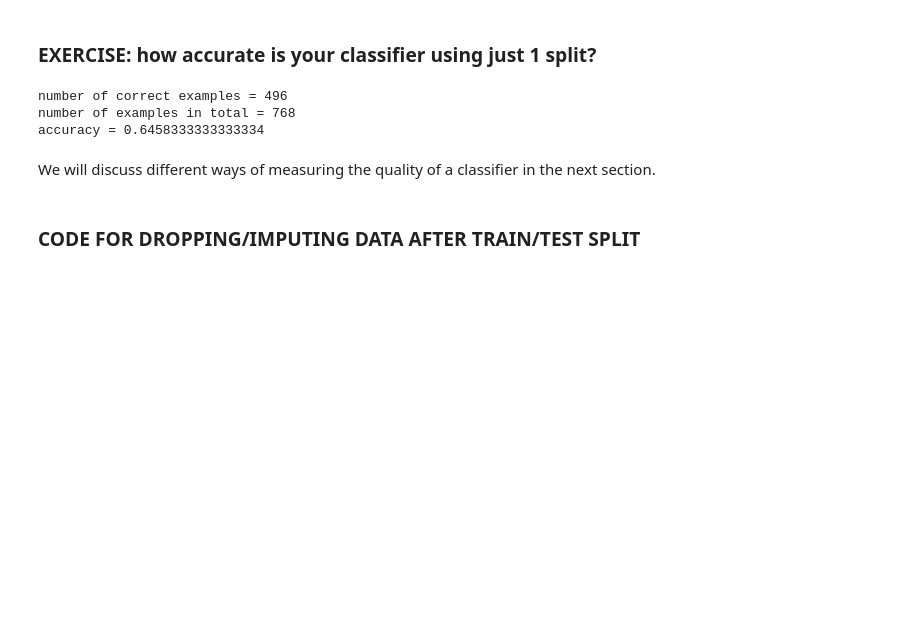
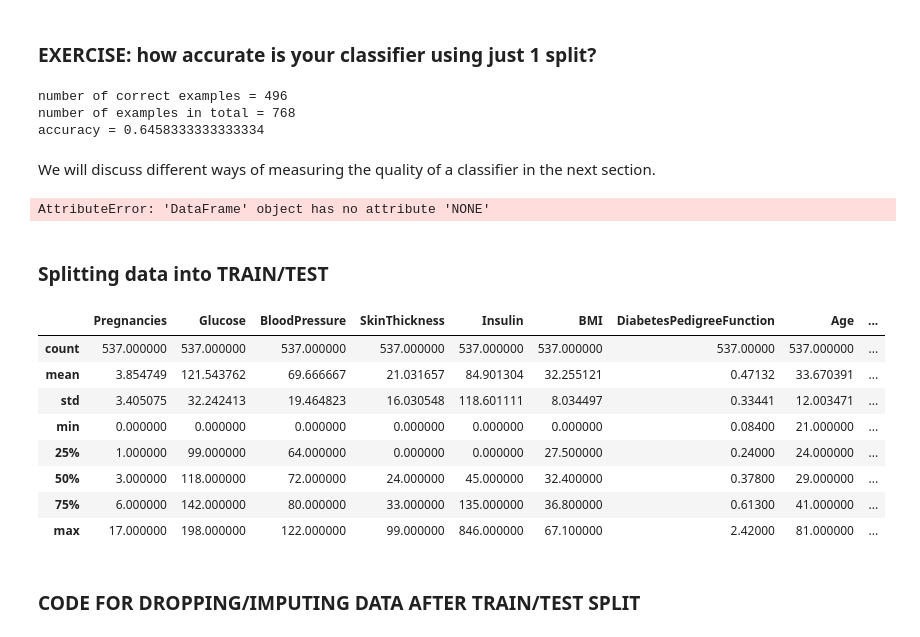
Before and after one commit to hassan-aboueisha/basics-ml, a Jupyter notebook: handsOnNotebook.ipynb, the cells around one changed output. Saved outputs shown, nothing was run; the diff lists cells and outputs as text; code cells hidden in the pictures; blank space fills up the shorter version.

```diff
--- a/handsOnNotebook.ipynb
+++ b/handsOnNotebook.ipynb
@@ -51,7 +51,7 @@ We will use the pandas library to work with our data.  pandas defines a format f
 import pandas as pd
 # %%
 # read the csv-formatted data file into a pandas dataframe
-df=pd.read_csv('diabetes.csv')
+df=pd.read_csv('Datasets/diabetes.csv')
 # get shape of data frame
 print('Shape (n_rows,n_columns) of dataframe:',df.shape)
 # print top 5 rows of data frame
@@ -301,6 +303,27 @@ accuracy=N_correct/N_total
 print('number of correct examples =',N_correct)
 print('number of examples in total =',N_total)
 print('accuracy =',accuracy)
+# %% [output]
+AttributeError: 'DataFrame' object has no attribute 'NONE'
+# %% [markdown]
+### Splitting data into TRAIN/TEST
+# %%
+import numpy as np
+import sklearn
+from sklearn.model_selection import train_test_split
+train, test = train_test_split(df, test_size = 0.3, random_state = 0)
+
+train.describe()
+# %% [output]
+|  | Pregnancies | Glucose | BloodPressure | SkinThickness | Insulin | BMI | DiabetesPedigreeFunction | Age | ... |
+| count | 537.000000 | 537.000000 | 537.000000 | 537.000000 | 537.000000 | 537.000000 | 537.00000 | 537.000000 | ... |
+| mean | 3.854749 | 121.543762 | 69.666667 | 21.031657 | 84.901304 | 32.255121 | 0.47132 | 33.670391 | ... |
+| std | 3.405075 | 32.242413 | 19.464823 | 16.030548 | 118.601111 | 8.034497 | 0.33441 | 12.003471 | ... |
+| min | 0.000000 | 0.000000 | 0.000000 | 0.000000 | 0.000000 | 0.000000 | 0.08400 | 21.000000 | ... |
+| 25% | 1.000000 | 99.000000 | 64.000000 | 0.000000 | 0.000000 | 27.500000 | 0.24000 | 24.000000 | ... |
+| 50% | 3.000000 | 118.000000 | 72.000000 | 24.000000 | 45.000000 | 32.400000 | 0.37800 | 29.000000 | ... |
+| 75% | 6.000000 | 142.000000 | 80.000000 | 33.000000 | 135.000000 | 36.800000 | 0.61300 | 41.000000 | ... |
+| max | 17.000000 | 198.000000 | 122.000000 | 99.000000 | 846.000000 | 67.100000 | 2.42000 | 81.000000 | ... |
 # %% [markdown]
 ### CODE FOR DROPPING/IMPUTING DATA AFTER TRAIN/TEST SPLIT
 # %%
```
Also changed, not shown: parts of 19 cells of this notebook.
